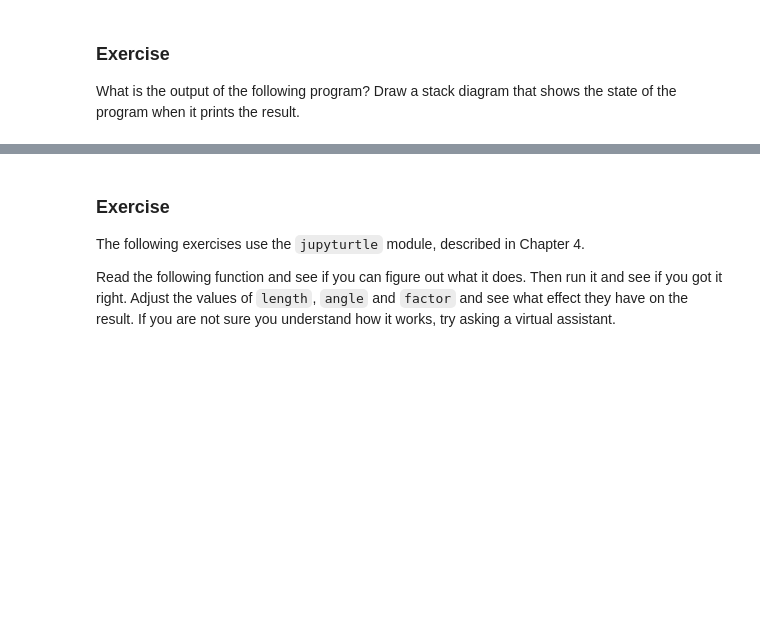
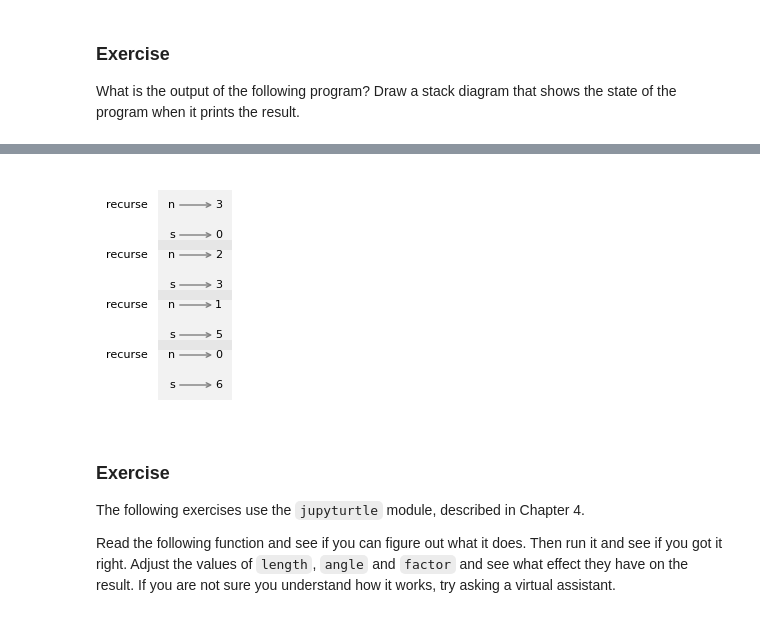
Before and after one commit to cutberto-balderas/Think-Python, a Jupyter notebook: chapters/chap05.ipynb, the cells around one changed output, grey strips where cells are left out. Saved outputs shown, nothing was run; the diff lists cells and outputs as text; code cells hidden in the pictures; blank space fills up the shorter version.

```diff
--- a/chapters/chap05.ipynb
+++ b/chapters/chap05.ipynb
@@ -628,3 +871,28 @@ recurse(3, 0)
+# %%
+# Solution goes here
+from diagram import make_frame, Stack
+
+n = 3
+s = 0
+
+frames = []
+for n_val_in_frame in range(n, -1, -1):
+    d = dict(n=n_val_in_frame, s=s)
+    frame = make_frame(d, name='recurse', dy=-0.3, loc='left')
+    frames.append(frame)
+    s = n_val_in_frame + s
+
+stack = Stack(frames, dy=-0.5)
+# %%
+# Solution goes here
+from diagram import diagram, adjust
+
+width, height, x, y = [1.26, 2.3, 0.69, 2.05]
+ax = diagram(width, height)
+bbox = stack.draw(ax, x, y)
+# adjust(x, y, bbox)
+# %% [output]
+[figure, added]
 # %% [markdown]
 ### Exercise
 
```
Also changed, not shown: parts of 85 cells of this notebook.
